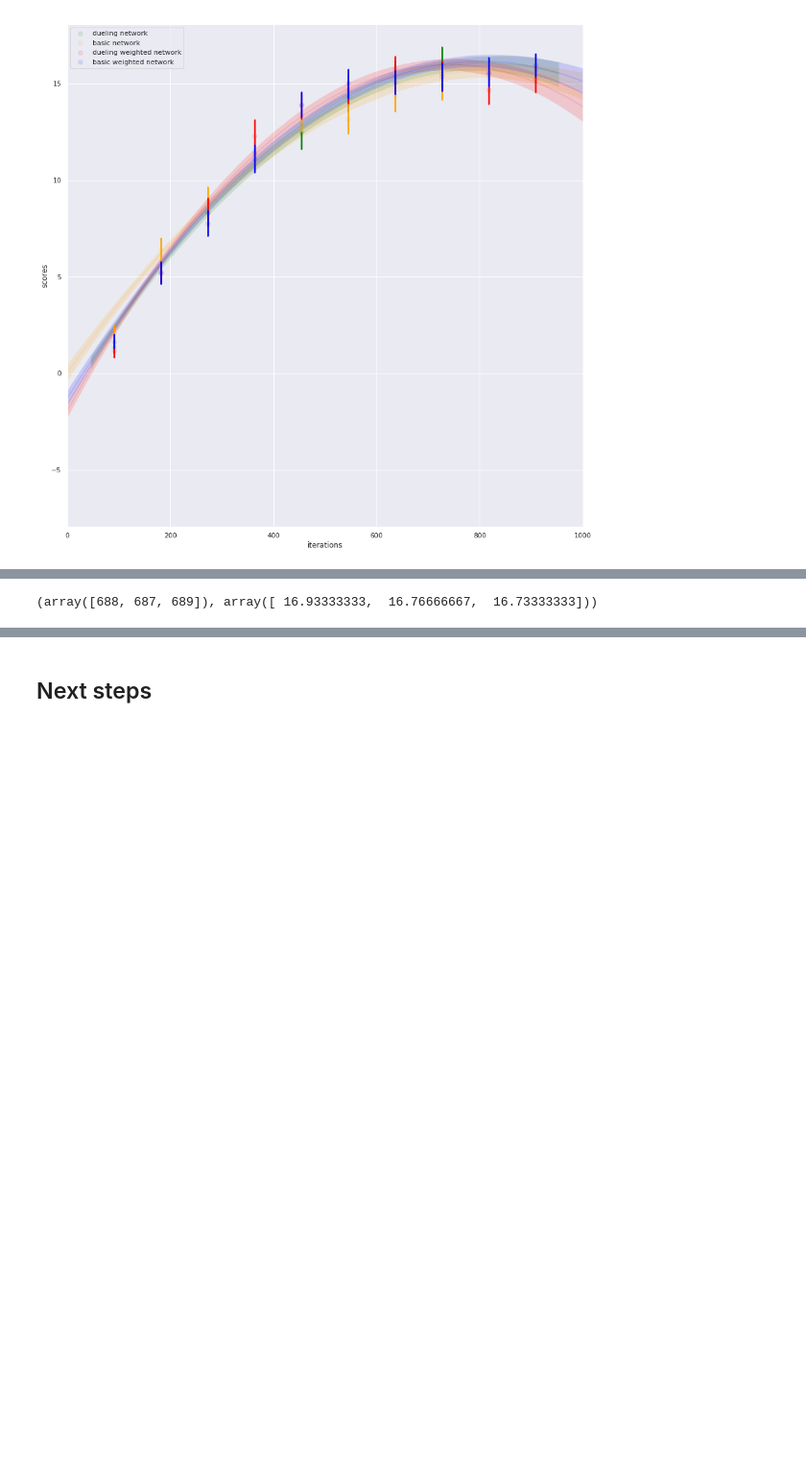
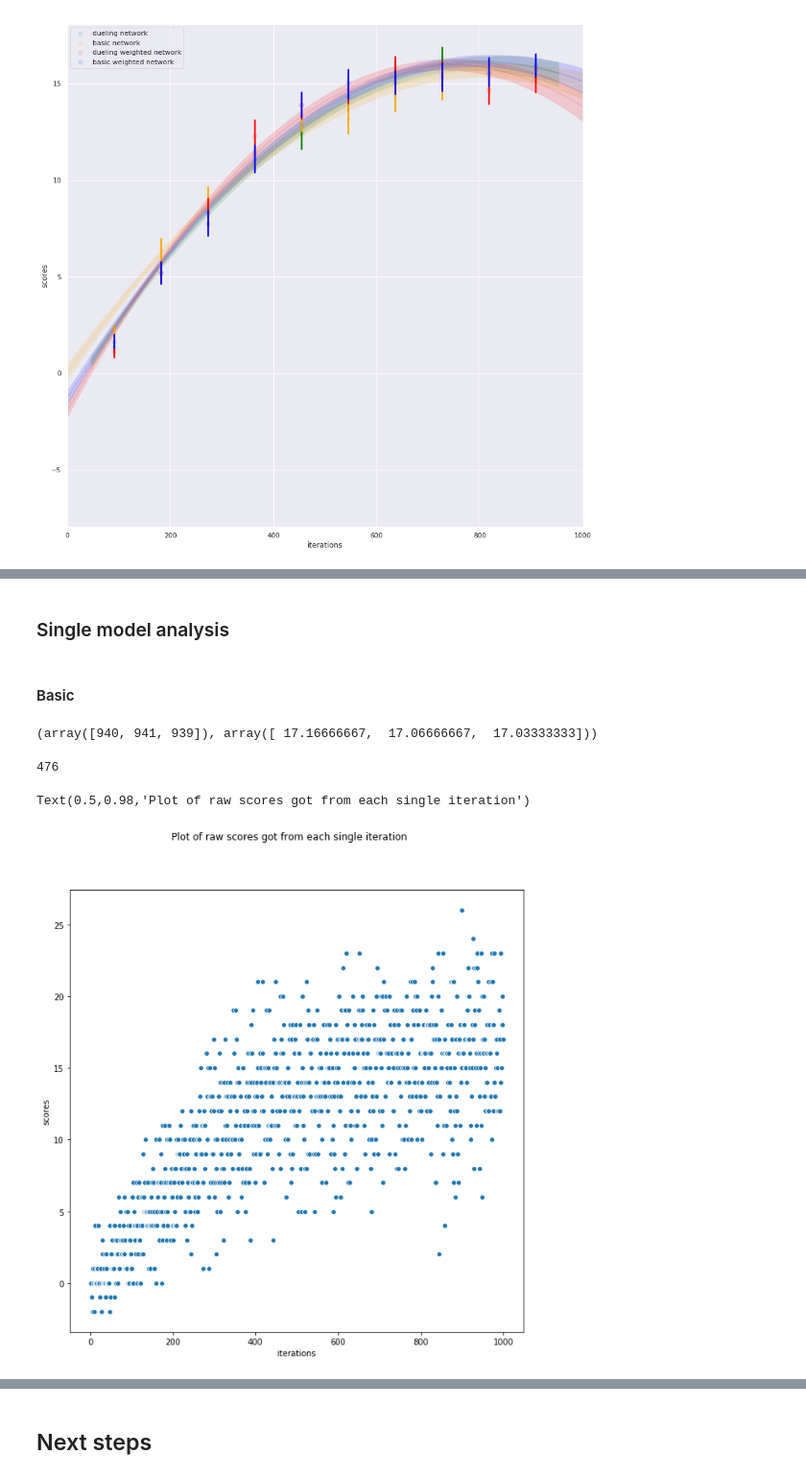
Before and after one commit to adamoz/deep_q_maze, a Jupyter notebook: notebooks/report.ipynb, the cells around one changed output, grey strips where cells are left out. Shown: that part at 96% size. Drawn from its saved outputs; the diff is of its cells as text; code cells hidden in the pictures; blank space fills up the shorter version.

Commit message:
doc: Add info of qlearing algo as well as raw scores plots with info about first occurance of avg 13

```diff
--- a/notebooks/report.ipynb
+++ b/notebooks/report.ipynb
@@ -272,4 +270,22 @@ get_best_avg_score(meta_basic_w['scores'], 30)
-# %%
-get_best_avg_score(meta_dueling_w['scores'], 30)
-# %% [output]
-(array([688, 687, 689]), array([ 16.93333333,  16.76666667,  16.73333333]))
+# %% [markdown]
+### Single model analysis
+# %% [markdown]
+#### Basic
+# %%
+# gives iteration with top scores for given experiment and avg scores (here counted for 30 consecutive samples)
+get_best_avg_score(meta_basic['scores'], 30)
+# %% [output]
+(array([940, 941, 939]), array([ 17.16666667,  17.06666667,  17.03333333]))
+# %%
+# iteration when we for the first time reached avg score for 100 consecutive scores >=13
+get_occurance(meta_basic['scores'], n_samples=100, value=13)
+# %% [output]
+476
+# %%
+plt.figure(figsize=(10,10))
+ax = plt.gca()
+sns.scatterplot(x='iterations', y='scores', data=data_basic, ax=ax)
+plt.suptitle('Plot of raw scores got from each single iteration')
+# %% [output]
+Text(0.5,0.98,'Plot of raw scores got from each single iteration')
+[figure, added]
```
Also changed, not shown: parts of 21 cells of this notebook.
